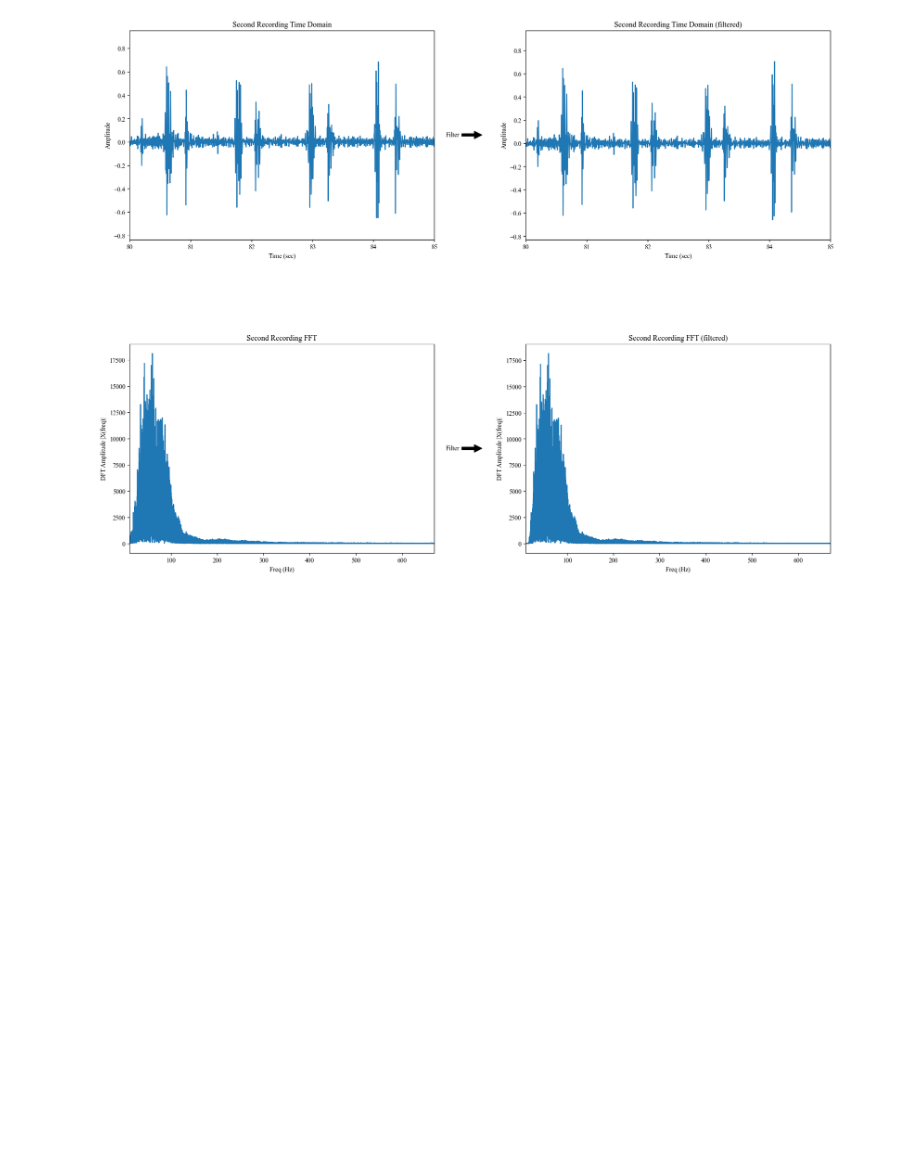
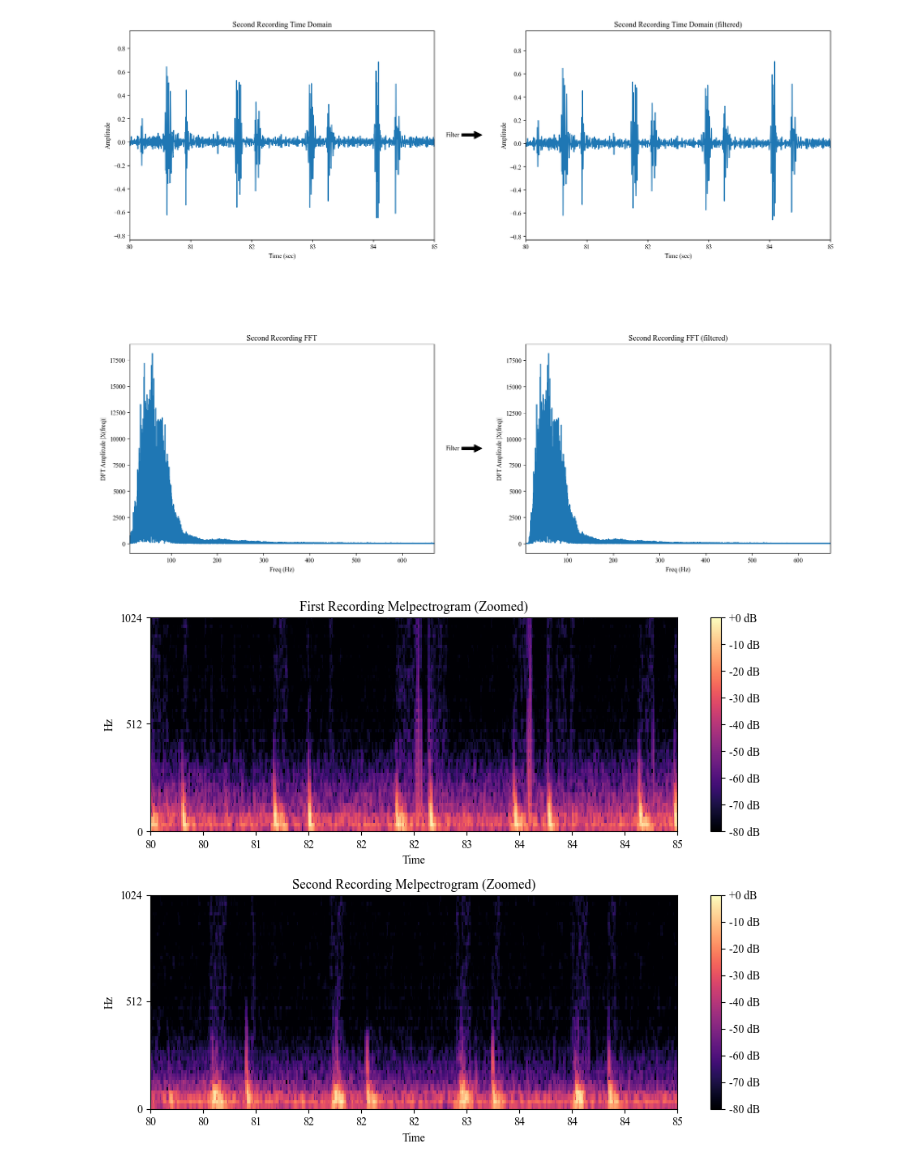
Before and after one commit to TimLukaHorstmann/L349-Assessment-1, a Jupyter notebook: Mobile_Health_Assessment_1_tlh45.ipynb, the cells around one changed output. Saved outputs shown, nothing was run; the diff lists cells and outputs as text; code cells hidden in the pictures; blank space fills up the shorter version.

```diff
--- a/Mobile_Health_Assessment_1_tlh45.ipynb
+++ b/Mobile_Health_Assessment_1_tlh45.ipynb
@@ -1401,3 +1397,18 @@ plt.show()
 # %% [output]
 [figure]
 [figure]
+# %%
+# Plot melspectograms:
+plt.figure(figsize=(9, 7))
+
+plt.subplots_adjust(hspace=0.5, wspace=0.3)
+
+xlim_mel = (80, 85)
+ylim_mel = (0, 1024)# None # (-0.3, 0.3)
+
+plot_melspectrogram(tlh1_signal, tlh1_sr, 'First Recording Melpectrogram (Zoomed)', row=2, col=1, index=1, xlim=xlim_mel, ylim=ylim_mel, n_fft=2048, hop_length=512, n_mels=256)
+plot_melspectrogram(tlh2_signal, tlh2_sr, 'Second Recording Melpectrogram (Zoomed)', row=2, col=1, index=2, xlim=xlim_mel,ylim=ylim_mel,  n_fft=2048, hop_length=512, n_mels=256)
+
+plt.show()
+# %% [output]
+[figure, added]
```
Also changed, not shown: parts of 6 cells of this notebook, 1 other file.
